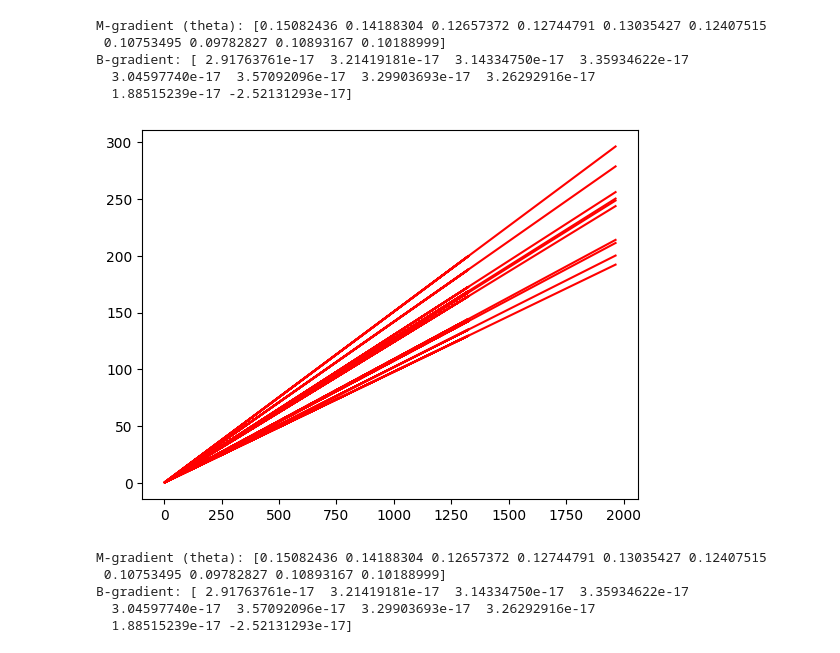
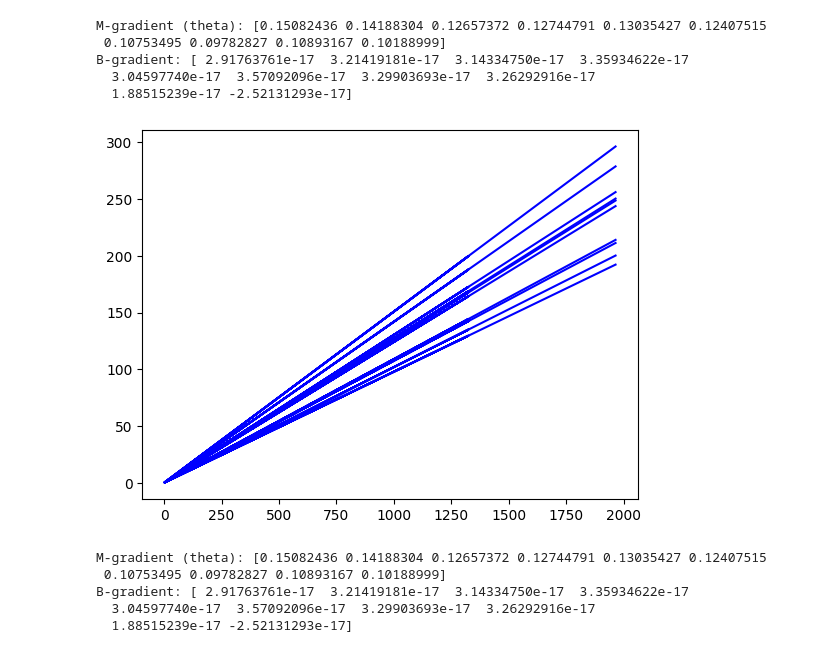
Before and after one commit to Manas-AI-Taskphase/Pratyush_Bhagat, a Jupyter notebook: linear_regression.ipynb, the cells around one changed output. Drawn from its saved outputs; the diff is of its cells as text; code cells hidden in the pictures.

```diff
--- a/linear_regression.ipynb
+++ b/linear_regression.ipynb
@@ -3,14 +3,14 @@ import pandas as pd
 import numpy as np
 import matplotlib.pyplot as plt
 # %%
-sample_set = pd.read_csv('train.csv')
-final_set = pd.read_csv('test.csv')
-final = final_set.drop("SalePrice", axis=1)
-mean = sample_set.mean()
-std = final_set.std()
+dataset = pd.read_csv('train.csv')
+testdataset = pd.read_csv('test.csv')
+final = testdataset.drop("SalePrice", axis=1)
+mean = dataset.mean()
+std = testdataset.std()
 
 #
-sample = (sample_set - mean) / std
+sample = (dataset - mean) / std
 final = (final - mean.drop("SalePrice")) / std.drop("SalePrice")
 # %%
 # Initialising variables and lists
@@ -77,10 +77,10 @@ B-gradient: [ 2.91763761e-17  3.21419181e-17  3.14334750e-17  3.35934622e-17
   3.04597740e-17  3.57092096e-17  3.29903693e-17  3.26292916e-17
   1.88515239e-17 -2.52131293e-17]
 # %%
-plt.plot (sample_set.iloc[i][: -1].values, [np.dot(m, x) + b for x in sample_set.iloc[i][: -1].values], color="red")
+plt.plot (dataset.iloc[i][: -1].values, [np.dot(m, x) + b for x in dataset.iloc[i][: -1].values], color="blue")
 plt.show()
 # %% [output]
-[figure, old version]
+[figure, new version]
 # %%
 print (f"M-gradient (theta): {m}")
 print (f"B-gradient: {b}")
```
Also changed, not shown: parts of 1 cell of this notebook.
